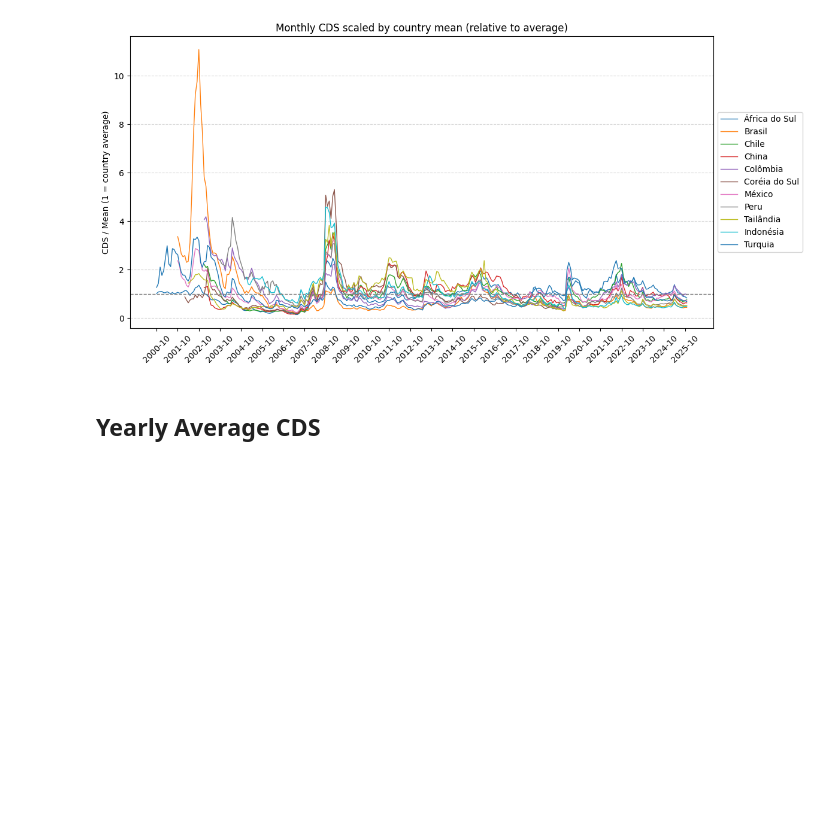
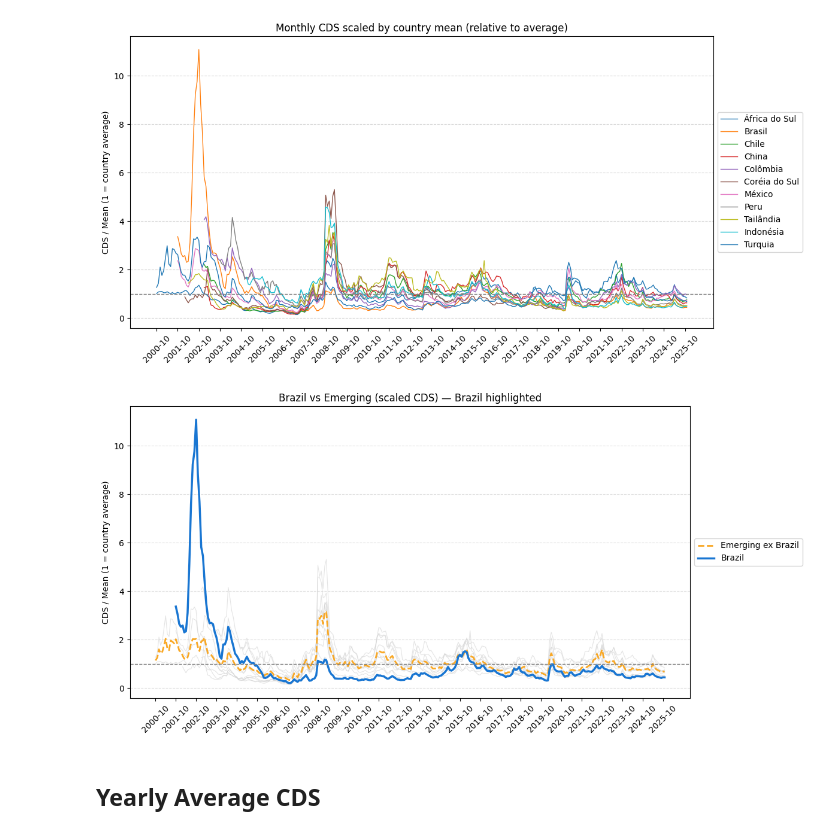
Before and after one commit to flpgp/incerteza_risco_mundial, a Jupyter notebook: 01.cds.ipynb, the cells around one changed output. Saved outputs shown, nothing was run; the diff lists cells and outputs as text; code cells hidden in the pictures; blank space fills up the shorter version.

```diff
--- a/01.cds.ipynb
+++ b/01.cds.ipynb
@@ -160,6 +160,42 @@ plt.tight_layout()
 plt.show()
 # %% [output]
 [figure]
+# %%
+# create a summary timeseries that aggregates all series except Brazil and insert into `scaled`
+cols_to_aggregate = [c for c in scaled.columns if c != 'Brasil']
+scaled['Emerging_ex_Brazil'] = scaled[cols_to_aggregate].mean(axis=1, skipna=True)
+
+# optional: inspect last rows to confirm
+scaled.tail()
+# %%
+# Plot scaled series with Brazil highlighted alongside the Emerging_ex_Brazil aggregate
+plt.figure(figsize=(12, 6))
+
+# plot other countries faintly
+others = [c for c in scaled.columns if c not in ['Brasil', 'Emerging_ex_Brazil']]
+for col in others:
+    plt.plot(scaled.index, scaled[col], color='lightgray', linewidth=0.8, alpha=0.6)
+
+# plot aggregate and Brazil
+plt.plot(scaled.index, scaled['Emerging_ex_Brazil'], color='#F9A825', linestyle='--', linewidth=2, label='Emerging ex Brazil')
+plt.plot(scaled.index, scaled['Brasil'], color='#1976D2', linewidth=2.5, label='Brazil')
+
+plt.axhline(1.0, color='gray', linestyle='--', linewidth=1)
+# x ticks: use existing ticks if available otherwise sample yearly
+try:
+    xticks = ticks
+except NameError:
+    xticks = scaled.index[::12] if len(scaled.index) > 12 else scaled.index
+
+plt.xticks(xticks, [t.strftime('%Y-%m') for t in xticks], rotation=45)
+plt.ylabel('CDS / Mean (1 = country average)')
+plt.title('Brazil vs Emerging (scaled CDS) — Brazil highlighted', fontsize=12)
+plt.legend(loc='center left', bbox_to_anchor=(1.0, 0.5))
+plt.grid(axis='y', linestyle='--', alpha=0.4)
+plt.tight_layout()
+plt.show()
+# %% [output]
+[figure, added]
 # %% [markdown]
 ## Yearly Average CDS
 # %%
```
